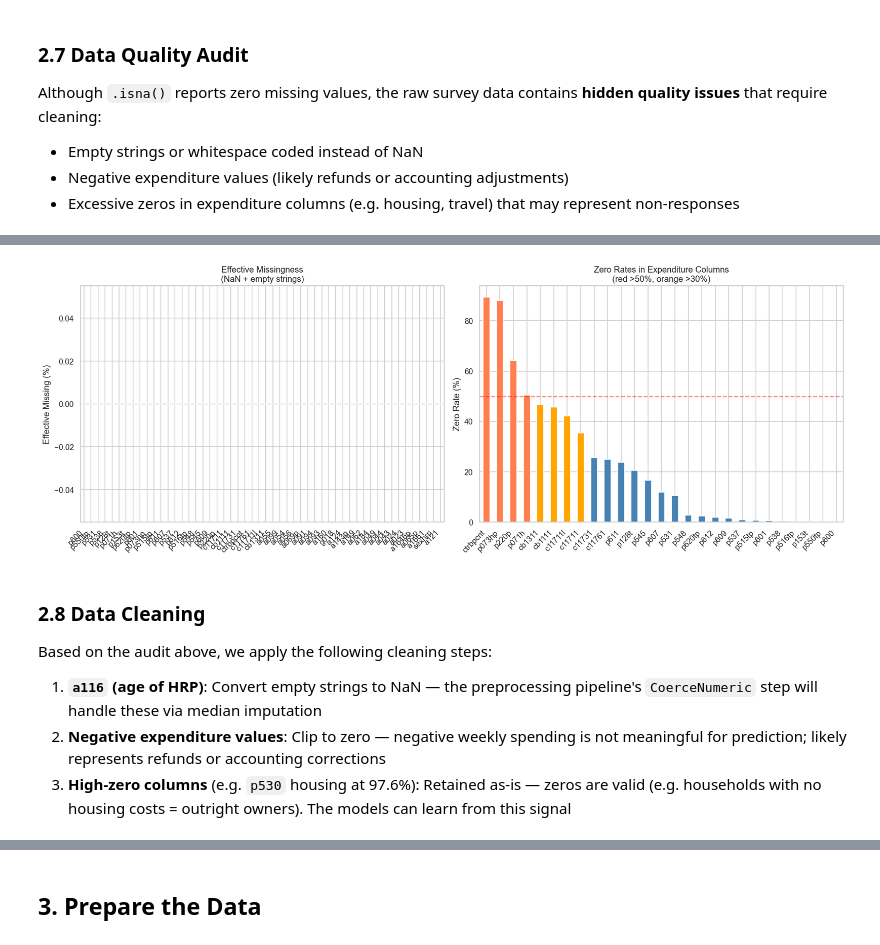
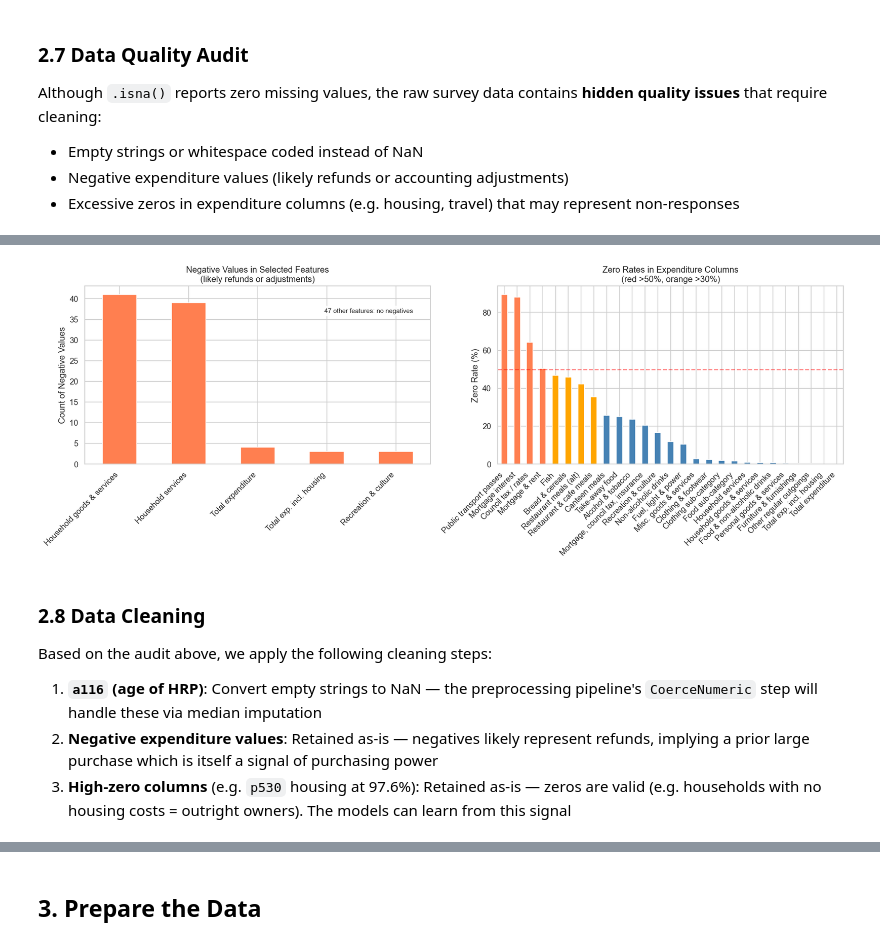
Before and after one commit to Maywarin-T/predictive-analytics-coursework, a Jupyter notebook: notebooks/main.ipynb, the cells around one changed output, grey strips where cells are left out. Drawn from its saved outputs; the diff is of its cells as text; code cells hidden in the pictures.

```diff
--- a/notebooks/main.ipynb
+++ b/notebooks/main.ipynb
@@ -202,14 +381,3 @@ Available feature columns (52):
 - Survey weights (`weighta`, not a predictor)
 
 This cell verifies that none of these appear in our feature set.
-# %%
-# 1.4 Leakage check: list variables we explicitly exclude
-print("Variables EXCLUDED to prevent target leakage:")
-for var in LEAKAGE_VARIABLES:
-    present = var in df.columns
-    print(f"  {var:25s}  {'(in data — EXCLUDED)' if present else '(not in data)'}")
-
-# Verify no leakage variables appear in feature set
-for col in feature_cols:
-    assert col not in [v.lower() for v in LEAKAGE_VARIABLES], f"LEAKAGE: {col} in features!"
-print("\nLeakage check PASSED — no income-derived variables in features.")
@@ -276,13 +437,14 @@ Categories with high Q5/Q1 ratios (e.g. leisure services, clothing) are likely t
 # %%
 # 2.2 Spending patterns by purchasing power tier
 df['quintile'] = target
-expenditure_available = [c for c in EXPENDITURE_FEATURES if c in df.columns and c != 'p600']
+expenditure_available = [c for c in EXPENDITURE_FEATURES if c in df.columns and c != 'Total expenditure']
 
 # Mean spending by quintile for each category
 spending_by_tier = df.groupby('quintile')[expenditure_available].mean()
 
 fig, ax = plt.subplots(figsize=(14, 6))
 spending_by_tier.T.plot(kind='bar', ax=ax, width=0.8)
+ax.set_xticklabels([c for c in expenditure_available], rotation=45, ha='right')
 ax.set_xlabel('Expenditure Category')
 ax.set_ylabel('Mean Weekly Spending (£)')
 ax.set_title('Spending Patterns by Purchasing Power Tier')
@@ -491,7 +663,7 @@ Box plots for the top 8 expenditure categories (excluding total) reveal the dist
 - StandardScaler in the preprocessing pipeline will normalise the scale for distance-based models
 # %%
 # 2.4 Outlier detection — boxplots of key expenditure categories
-top_expenditure = [c for c in expenditure_available if c != 'p600'][:8]  # top 8 (excl total)
+top_expenditure = [c for c in expenditure_available if c != 'Total expenditure'][:8]  # top 8 (excl total)
 
 fig, axes = plt.subplots(2, 4, figsize=(16, 8))
 for i, col in enumerate(top_expenditure):
@@ -588,7 +760,7 @@ print("=== DATA QUALITY AUDIT ===\n")
 # 1. Empty strings / whitespace
 print("1. EMPTY STRINGS / WHITESPACE")
 for col in feature_cols:
-    if df[col].dtype == 'object':
+    if df.dtypes[col] == 'object':
         empty_count = (df[col].astype(str).str.strip() == '').sum()
         if empty_count > 0:
             print(f"   {col}: {empty_count} empty/whitespace values ({empty_count/len(df)*100:.1f}%)")
@@ -621,7 +793,7 @@ for col in expenditure_available:
 # 4. Dtype issues
 print("\n4. DTYPE CHECK")
 for col in feature_cols:
-    if df[col].dtype == 'object':
+    if df.dtypes[col] == 'object':
         print(f"   {col}: dtype=object (should be numeric) — contains non-numeric entries")
 # %% [output]
 === DATA QUALITY AUDIT ===
@@ -652,44 +824,52 @@ These visualisations inform the cleaning decisions in the next step.
 # %%
-# 2.7b Visualise effective missingness (NaN + empty strings + excessive zeros)
+# 2.7b Visualise data quality issues in selected features
 fig, axes = plt.subplots(1, 2, figsize=(16, 6))
 
-# Left: True missingness including empty strings
-effective_missing = {}
+# Left: Negative value counts in selected features
+neg_counts = {}
 for col in feature_cols:
-    if df[col].dtype == 'object':
-        missing = df[col].isna().sum() + (df[col].astype(str).str.strip() == '').sum()
-    else:
-        missing = df[col].isna().sum()
-    effective_missing[col] = missing / len(df) * 100
+    if df.dtypes[col] in ['float64', 'int64']:
+        n_neg = (df[col] < 0).sum()
+        if n_neg > 0:
+            neg_counts[col] = n_neg
 
-eff_missing_s = pd.Series(effective_missing)
-colors = ['coral' if v > 0 else 'steelblue' for v in eff_missing_s.values]
-eff_missing_s.plot(kind='bar', ax=axes[0], color=colors)
-axes[0].set_ylabel('Effective Missing (%)')
-axes[0].set_title('Effective Missingness\n(NaN + empty strings)')
+if len(neg_counts) > 0:
+    neg_s = pd.Series(neg_counts).sort_values(ascending=False)
+    neg_s.index = [c for c in neg_s.index]
+    neg_s.plot(kind='bar', ax=axes[0], color='coral')
+    n_clean = len(feature_cols) - len(neg_counts)
+    axes[0].text(0.95, 0.85, f'{n_clean} other features: no negatives',
+                 transform=axes[0].transAxes, ha='right', fontsize=9,
+                 bbox=dict(boxstyle='round', facecolor='white', alpha=0.8))
+else:
+    axes[0].text(0.5, 0.5, 'No negative values found', transform=axes[0].transAxes,
+                 ha='center', fontsize=12)
+axes[0].set_ylabel('Count of Negative Values')
+axes[0].set_title('Negative Values in Selected Features\n(likely refunds or adjustments)')
 axes[0].set_xticklabels(axes[0].get_xticklabels(), rotation=45, ha='right')
 
 # Right: Zero rates for expenditure columns
 zero_rate_s = pd.Series(zero_rates).sort_values(ascending=False)
+zero_rate_s.index = [c for c in zero_rate_s.index]
 colors_z = ['coral' if v > 50 else 'orange' if v > 30 else 'steelblue' for v in zero_rate_s.values]
 zero_rate_s.plot(kind='bar', ax=axes[1], color=colors_z)
 axes[1].set_ylabel('Zero Rate (%)')
 axes[1].set_title('Zero Rates in Expenditure Columns\n(red >50%, orange >30%)')
 axes[1].set_xticklabels(axes[1].get_xticklabels(), rotation=45, ha='right')
 axes[1].axhline(y=50, color='red', linestyle='--', alpha=0.5)
 
 plt.tight_layout()
 fig.savefig('../outputs/figures/data_quality_audit.png', dpi=150, bbox_inches='tight')
 plt.show()
 # %% [output]
-[figure, old version]
+[figure, new version]
 # %% [markdown]
 ### 2.8 Data Cleaning
 
 Based on the audit above, we apply the following cleaning steps:
 
 1. **`a116` (age of HRP)**: Convert empty strings to NaN — the preprocessing pipeline's `CoerceNumeric` step will handle these via median imputation
-2. **Negative expenditure values**: Clip to zero — negative weekly spending is not meaningful for prediction; likely represents refunds or accounting corrections
+2. **Negative expenditure values**: Retained as-is — negatives likely represent refunds, implying a prior large purchase which is itself a signal of purchasing power
 3. **High-zero columns** (e.g. `p530` housing at 97.6%): Retained as-is — zeros are valid (e.g. households with no housing costs = outright owners). The models can learn from this signal
 # %%
 # 2.8a Clean the data
```
Also changed, not shown: parts of 60 cells of this notebook.
